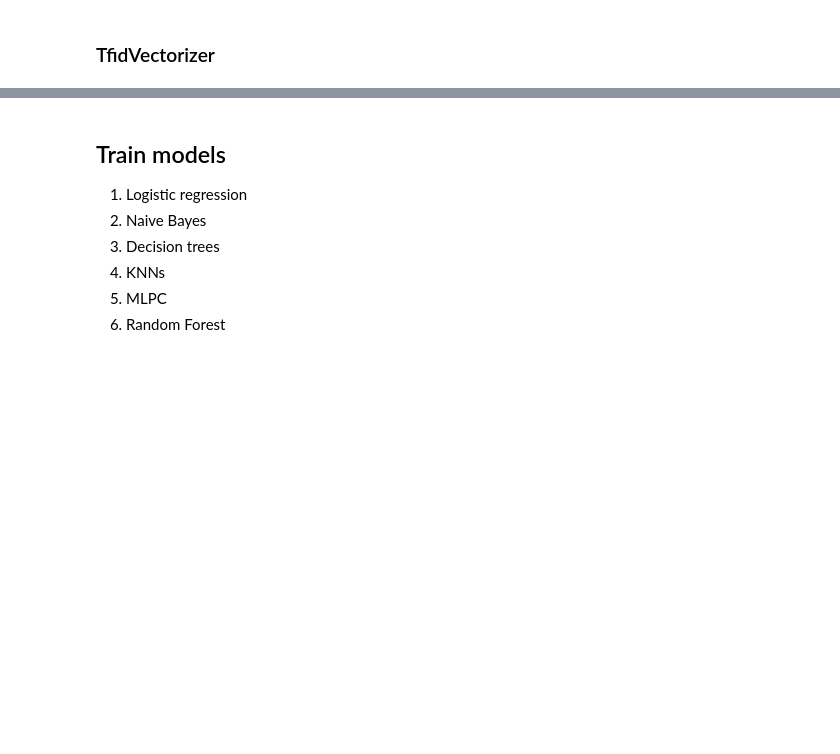
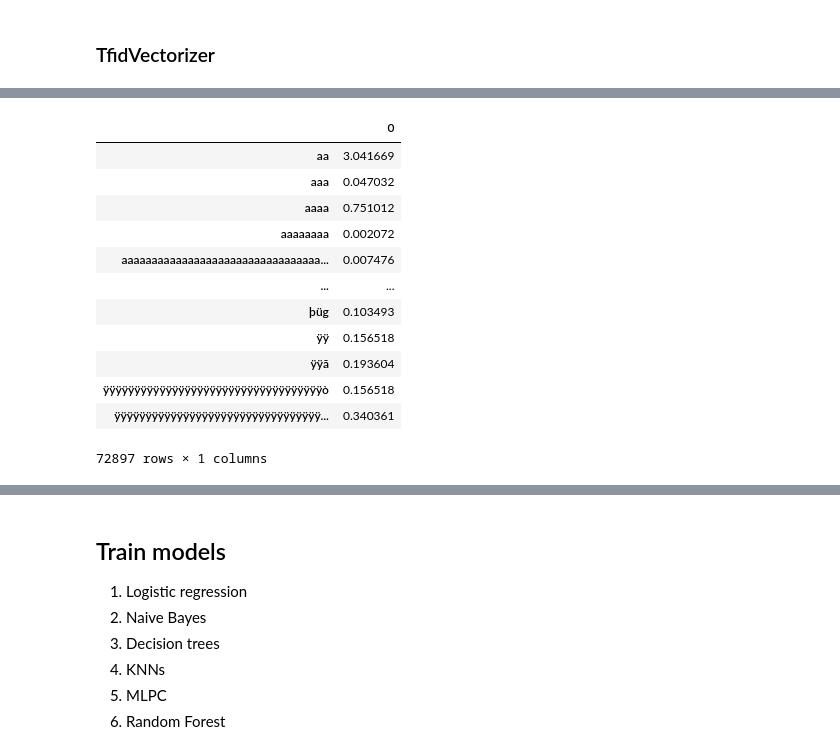
Before and after one commit to PeaceTwinkle/NMKHDL-spam, a Jupyter notebook: SpamMailClassificationProject_HuynhVanTuAn_207KD40106.ipynb, the cells around one changed output, grey strips where cells are left out. Saved outputs shown, nothing was run; the diff lists cells and outputs as text; code cells hidden in the pictures; blank space fills up the shorter version.

```diff
--- a/SpamMailClassificationProject_HuynhVanTuAn_207KD40106.ipynb
+++ b/SpamMailClassificationProject_HuynhVanTuAn_207KD40106.ipynb
@@ -606,0 +624,17 @@ train_df = pd.DataFrame(x_train_features.toarray(), columns=vectorizer.get_featu
+# %%
+sum_df=pd.DataFrame(train_df.sum(axis=0))
+sum_df
+# %% [output]
+|  | 0 |
+| aa | 3.041669 |
+| aaa | 0.047032 |
+| aaaa | 0.751012 |
+| aaaaaaaa | 0.002072 |
+| aaaaaaaaaaaaaaaaaaaaaaaaaaaaaaaaa... | 0.007476 |
+| ... | ... |
+| þüg | 0.103493 |
+| ÿÿ | 0.156518 |
+| ÿÿã | 0.193604 |
+| ÿÿÿÿÿÿÿÿÿÿÿÿÿÿÿÿÿÿÿÿÿÿÿÿÿÿÿÿÿÿÿÿÿÿÿò | 0.156518 |
+| ÿÿÿÿÿÿÿÿÿÿÿÿÿÿÿÿÿÿÿÿÿÿÿÿÿÿÿÿÿÿÿÿÿ... | 0.340361 |
+72897 rows × 1 columns
```
Also changed, not shown: parts of 7 cells of this notebook.
